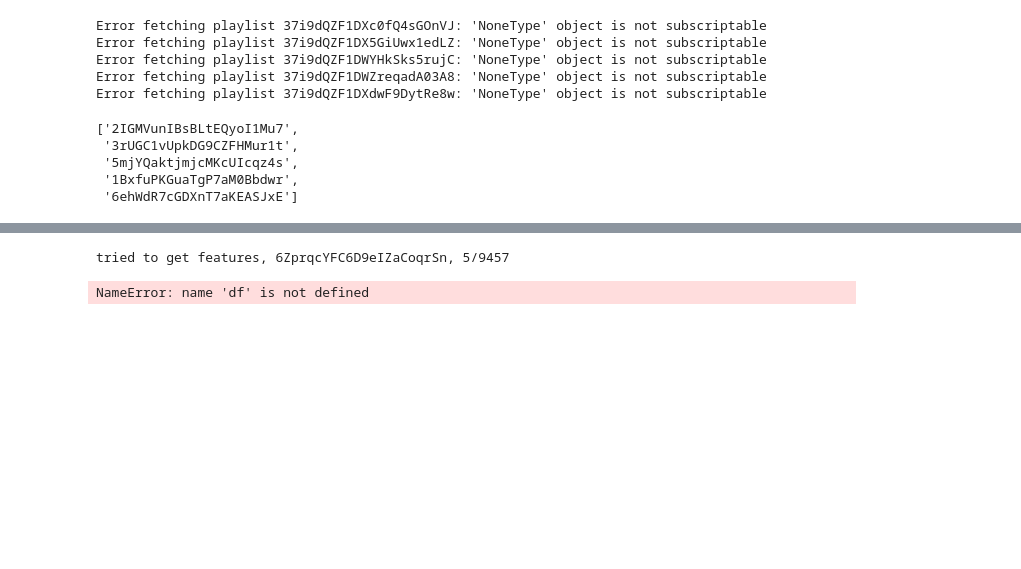
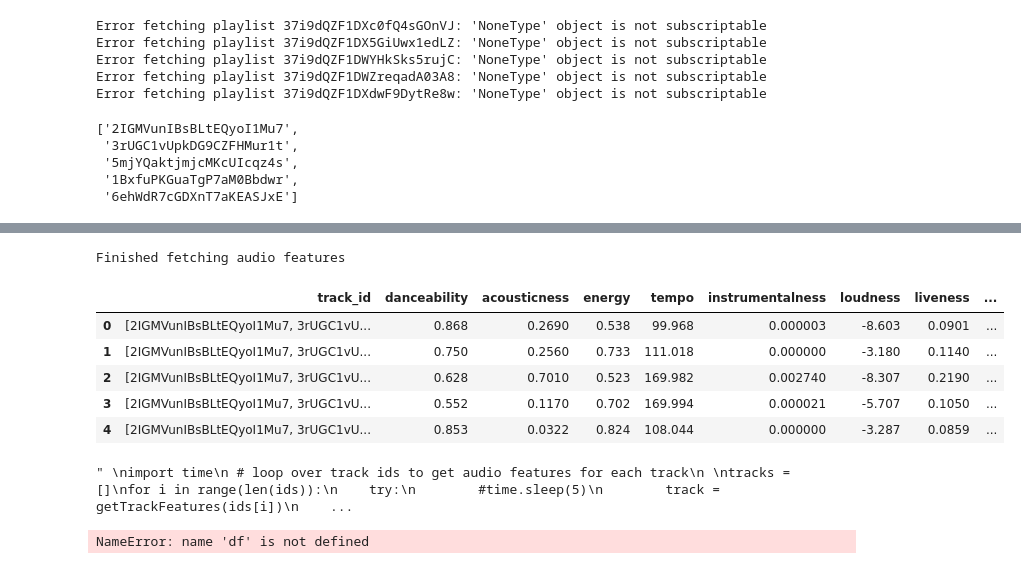
Before and after one commit to EthanFalcao/Spotify_Reccommendation_Algorithm, a Jupyter notebook: Input data from Spotity api .ipynb, the cells around one changed output, grey strips where cells are left out. Cells and saved outputs as stored; diff of their text form; code cells hidden in the pictures; blank space fills up the shorter version.

```diff
--- a/Input data from Spotity api .ipynb
+++ b/Input data from Spotity api .ipynb
@@ -194,0 +462,22 @@ df.head()
+# %%
+#Get the track id info
+
+def fetch_audio_info(sp, track_ids):
+    track_info = []
+
+    # Loop through the track IDs and fetch information
+    for track_id in track_ids:
+        track = sp.track(track_id)
+        track_name = track['name']
+        #album_name = track['album']['name']
+        artist_name = track['artists'][0]['name']  # Assuming there's only one artist
+
+        track_info.append({
+            'track_id': track_id,
+            'name': track_name,
+           # 'album': album_name,
+            'artist': artist_name
+        })
+
+    df_track_info = pd.DataFrame(track_info, columns=['track_id', 'name', 'artist'])
+    return df_track_info
@@ -195,17 +500,33 @@ df.head()
+# %%
+df = pd.merge(df_features, df_info, on='track_id')
+df
+# %% [output]
+Finished fetching audio features
+|  | track_id | danceability | acousticness | energy | tempo | instrumentalness | loudness | liveness | ... |
+| 0 | [2IGMVunIBsBLtEQyoI1Mu7, 3rUGC1vU... | 0.868 | 0.2690 | 0.538 | 99.968 | 0.000003 | -8.603 | 0.0901 | ... |
+| 1 | [2IGMVunIBsBLtEQyoI1Mu7, 3rUGC1vU... | 0.750 | 0.2560 | 0.733 | 111.018 | 0.000000 | -3.180 | 0.1140 | ... |
+| 2 | [2IGMVunIBsBLtEQyoI1Mu7, 3rUGC1vU... | 0.628 | 0.7010 | 0.523 | 169.982 | 0.002740 | -8.307 | 0.2190 | ... |
+| 3 | [2IGMVunIBsBLtEQyoI1Mu7, 3rUGC1vU... | 0.552 | 0.1170 | 0.702 | 169.994 | 0.000021 | -5.707 | 0.1050 | ... |
+| 4 | [2IGMVunIBsBLtEQyoI1Mu7, 3rUGC1vU... | 0.853 | 0.0322 | 0.824 | 108.044 | 0.000000 | -3.287 | 0.0859 | ... |
 # %%
 import time
  # loop over track ids to get audio features for each track
 
 tracks = []
+failed_ids = []
+
 for i in range(len(ids)):
     try:
         #time.sleep(5)
         track = getTrackFeatures(ids[i])
         tracks.append(track)
-        time.sleep(5)
+        #time.sleep(5)
+        if i%100 ==0:
+            print(f'{i}/{len(ids)}') #shows progress
     except:
         print(f'tried to get features, {ids[i]}, {i}/{len(ids)}')
-        time.sleep(5)
+        failed_ids.append(ids[i])  # Add the failed ID to the list for later analysis
+        time.sleep(5)  # Adjust the sleep duration as needed for retries
         continue
 
  # create dataset
@@ -214,8 +535,31 @@ df = pd.DataFrame(tracks, columns = ['track_id', 'name', 'album', 'artist', 'rel
 'liveness', 'loudness', 'speechiness', 'tempo', 'time_signature'])
 
 df.head()
-# %% [output]
-tried to get features, 6ZprqcYFC6D9eIZaCoqrSn, 5/9457
+# %%
+'''
+import time
+ # loop over track ids to get audio features for each track
+
+tracks = []
+for i in range(len(ids)):
+    try:
+        #time.sleep(5)
+        track = getTrackFeatures(ids[i])
+        tracks.append(track)
+        time.sleep(5)
+    except:
+        print(f'tried to get features, {ids[i]}, {i}/{len(ids)}')
+        time.sleep(5)
+        continue
+
+ # create dataset
+df = pd.DataFrame(tracks, columns = ['track_id', 'name', 'album', 'artist', 'release_date',
+'length', 'popularity', 'danceability', 'acousticness', 'energy', 'instrumentalness',
+'liveness', 'loudness', 'speechiness', 'tempo', 'time_signature'])
+df.head()
+'''
+# %% [output]
+" \nimport time\n # loop over track ids to get audio features for each track\n \ntracks = []\nfor i in range(len(ids)):\n    try:\n        #time.sleep(5)\n        track = getTrackFeatures(ids[i])\n    ...
 # %%
 # Dropping duplicated songs
 df = df.drop_duplicates(subset=['track_id'])
```
Also changed, not shown: parts of 15 cells of this notebook.
